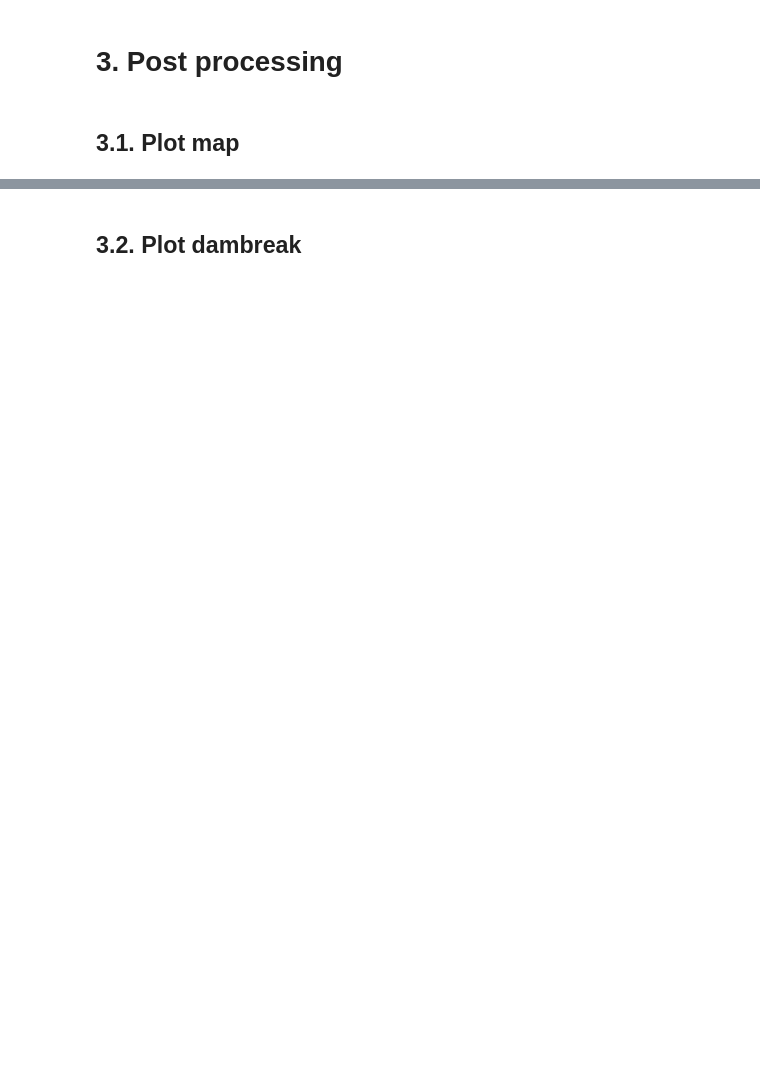
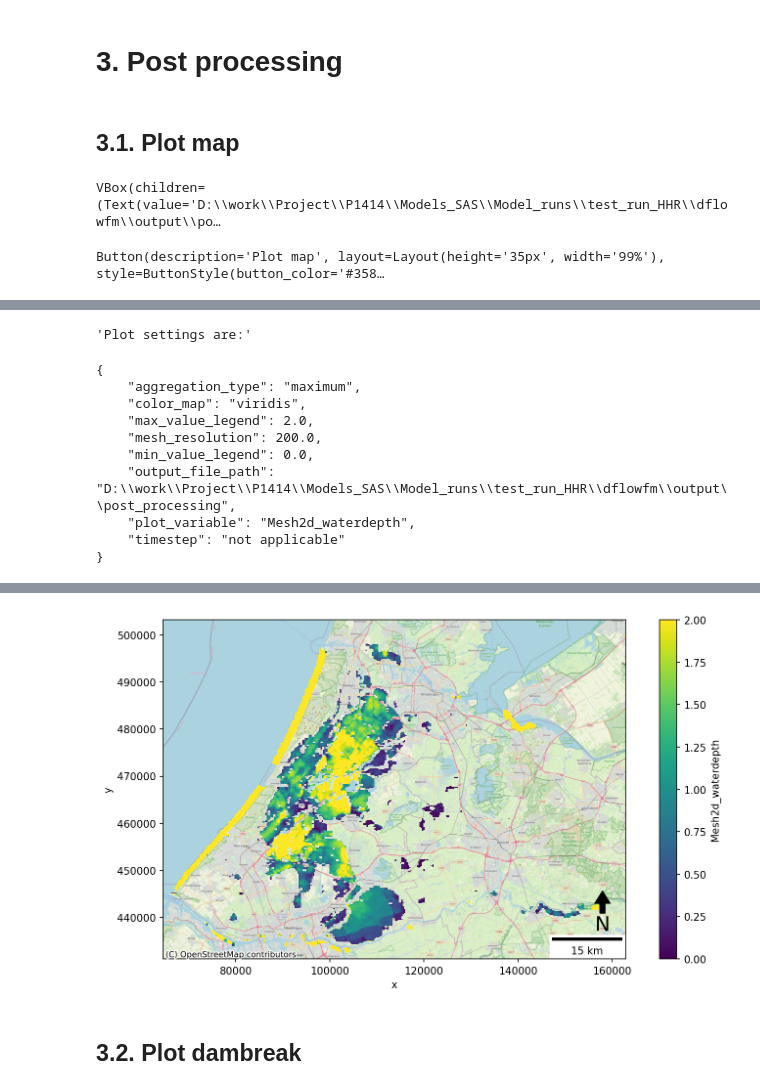
Before and after one commit to HydroLogicBV/P1414, a Jupyter notebook: Code/notebooks/SAS_run_model.ipynb, the cells around one changed output, grey strips where cells are left out. Saved outputs shown, nothing was run; the diff lists cells and outputs as text; code cells hidden in the pictures; blank space fills up the shorter version.

```diff
--- a/Code/notebooks/SAS_run_model.ipynb
+++ b/Code/notebooks/SAS_run_model.ipynb
@@ -125,7 +126,9 @@ Exception: Dambreak is invalid, retry setting a dambreak
 # %%
 from notebooks.background_scripting.v1.post_processing import PlotSettingsMap, MapPlotter
 
-model_path = r"D:\work\Project\P1414\Models_SAS\Model_runs\test_run_HHR"
 output_path = os.path.join(model_path, 'dflowfm\output')
 plot_settings = PlotSettingsMap(output_path)
 plot_settings.display_widgets()
+# %% [output]
+VBox(children=(Text(value='D:\\work\\Project\\P1414\\Models_SAS\\Model_runs\\test_run_HHR\\dflowfm\\output\\po…
+Button(description='Plot map', layout=Layout(height='35px', width='99%'), style=ButtonStyle(button_color='#358…
@@ -131,0 +136,11 @@ plot_settings.display_widgets()
+'Plot settings are:'
+{
+    "aggregation_type": "maximum",
+    "color_map": "viridis",
+    "max_value_legend": 2.0,
+    "mesh_resolution": 200.0,
+    "min_value_legend": 0.0,
+    "output_file_path": "D:\\work\\Project\\P1414\\Models_SAS\\Model_runs\\test_run_HHR\\dflowfm\\output\\post_processing",
+    "plot_variable": "Mesh2d_waterdepth",
+    "timestep": "not applicable"
+}
@@ -132,3 +148,4 @@ plot_settings.display_widgets()
+[figure, added]
 # %% [markdown]
 ## 3.2. Plot dambreak
 # %%
```
Also changed, not shown: parts of 6 cells of this notebook, 7 other files.
